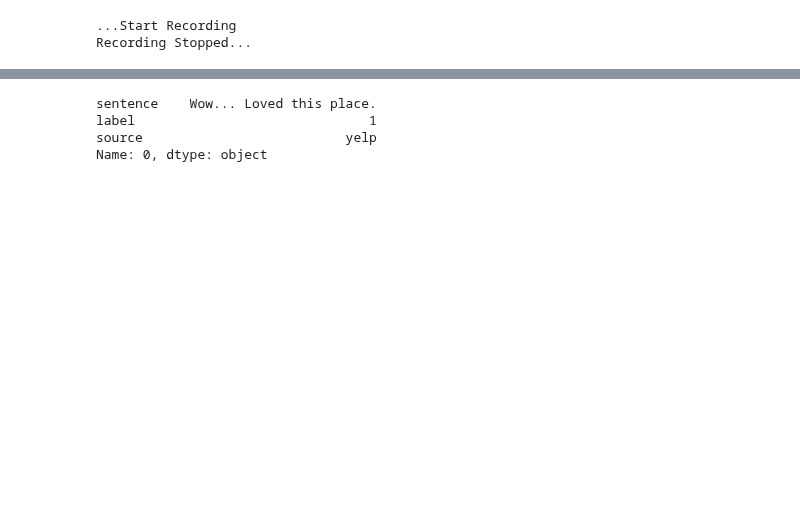
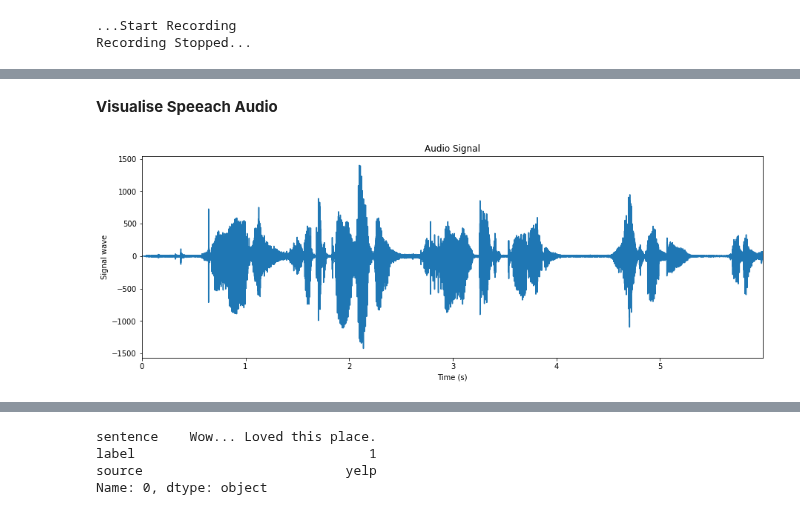
Before and after one commit to sunil3092/DBSEdu, a Jupyter notebook: Sem 2/Natural Language Processing/CA/NLP_Proj/NLP_Trial.ipynb, the cells around one changed output, grey strips where cells are left out. Drawn from its saved outputs; the diff is of its cells as text; code cells hidden in the pictures; blank space fills up the shorter version.

```diff
--- a/Sem 2/Natural Language Processing/CA/NLP_Proj/NLP_Trial.ipynb
+++ b/Sem 2/Natural Language Processing/CA/NLP_Proj/NLP_Trial.ipynb
@@ -47,0 +159,16 @@ Recording Stopped...
+# %% [markdown]
+**Visualise Speeach Audio**
+# %%
+s_obj = wave.open("speech_output.wav")
+s_frames = s_obj.readframes(-1)
+signal_array = np.frombuffer(s_frames, dtype=np.int16)
+times = np.linspace(0, t_audio, num=s_obj.getnframes())
+plt.figure(figsize=(15, 5))
+plt.plot(times, signal_array)
+plt.title("Audio Signal")
+plt.ylabel("Signal wave")
+plt.xlabel("Time (s)")
+plt.xlim(0, t_audio)
+plt.show()
+# %% [output]
+[figure, added]
```
Also changed, not shown: parts of 37 cells of this notebook, 4 other files.
